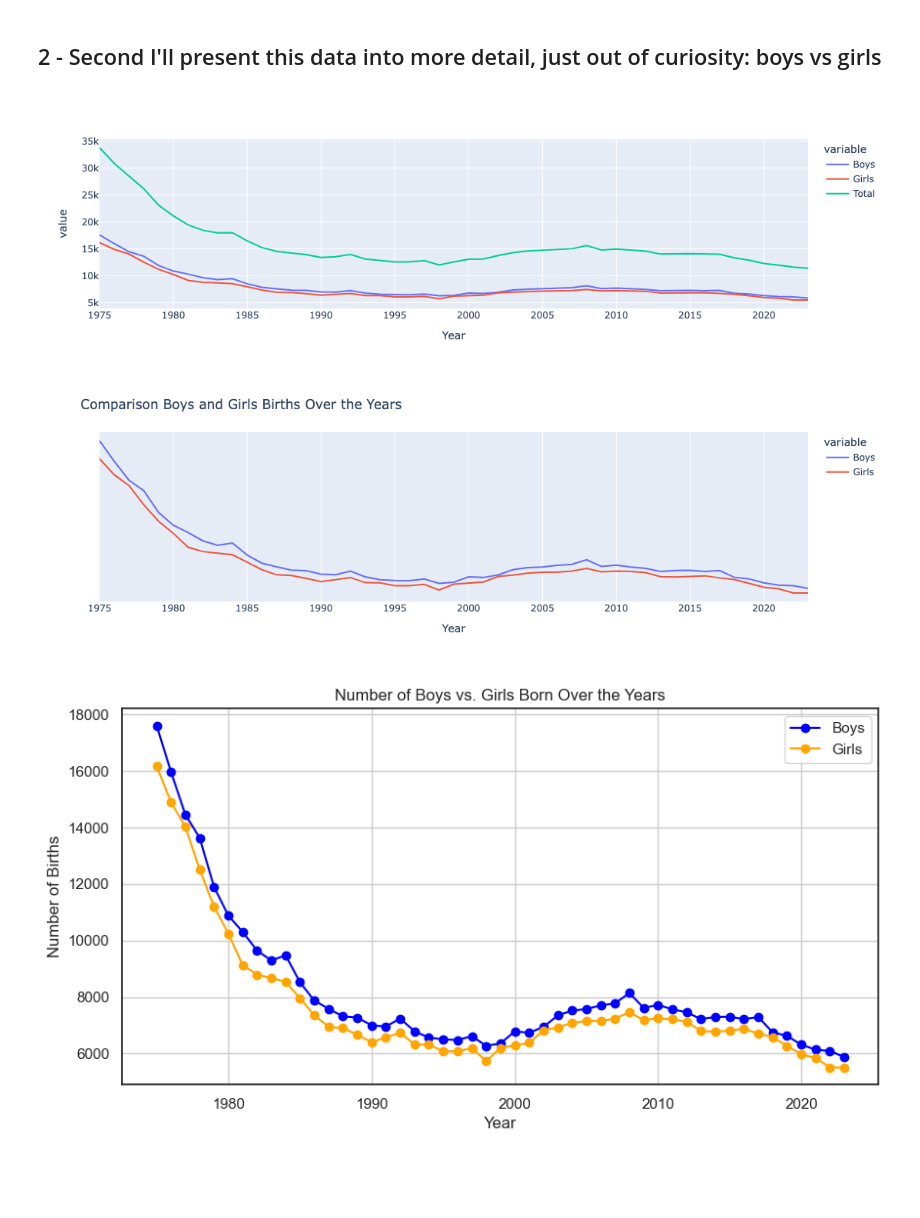
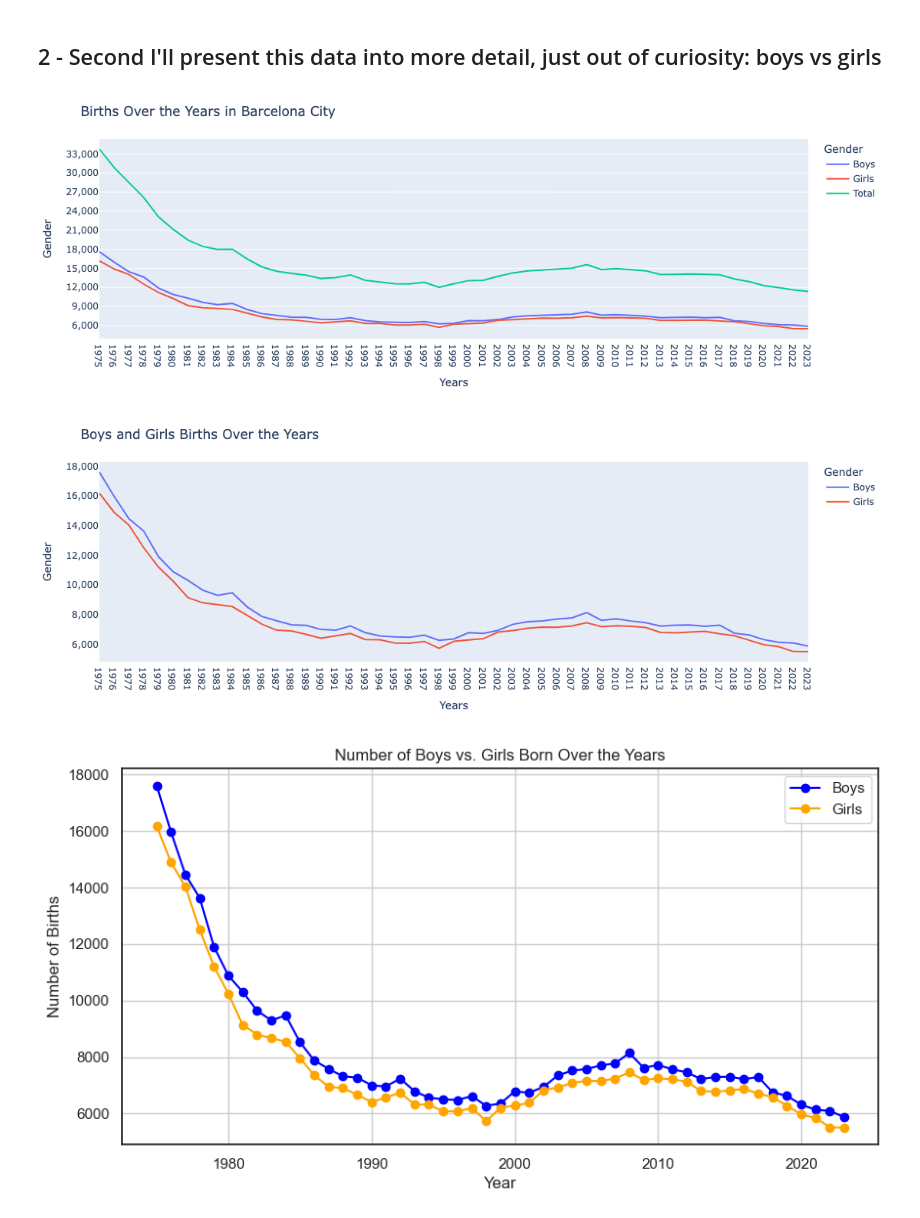
Before and after one commit to arita-pereira/BC_Final_Project, a Jupyter notebook: Final Project_draft.ipynb, the cells around one changed output. Saved outputs shown, nothing was run; the diff lists cells and outputs as text; code cells hidden in the pictures; blank space fills up the shorter version.

Commit message:
Monday changes
Today, I worked more on two plots to add more detail and to be more readable

```diff
--- a/Final Project_draft.ipynb
+++ b/Final Project_draft.ipynb
@@ -93,27 +93,71 @@ fig.show()
 # %%
 # With the total variable
 # Step 1: Create the traces of the plots
-fig = px.line(babies, x = "Year", y=["Boys", "Girls", 'Total'])
+fig = px.line(babies,
+              x = "Year",
+              y=["Boys", "Girls", 'Total']
+             )
+
+# Update the layout of the plot with a title
+fig.update_layout(title_text='Births Over the Years in Barcelona City',
+                 xaxis_title='Years',
+                 yaxis_title='Gender',
+                 legend_title='Gender',
+                width=1000,  # Set the width of the plot (increase for wider)
+                height=400   # Set the height of the plot (increase for taller)
+                 )
+
+# Ensure every year is displayed on the x-axis
+fig.update_xaxes(
+    dtick=1,  # Forces tick marks to appear every 1 year
+    tickmode="linear",
+    showgrid=False)
+
+# Make the y-axis more detailed
+fig.update_yaxes(
+    dtick=3000, # Adjusts tick marks to show every 3,000 births
+    tickformat=",",  # Adds comma formatting to large numbers
+    showgrid=True  # Optional: shows grid lines for better readability
+)
 
 # Step 2: Show the plot
 fig.show()
 # %% [output]
-[figure, old version]
+[figure, new version]
 # %%
 # Without the total variable
 # Create the traces of the plots
-fig = px.line(babies, x = "Year", y=["Boys", "Girls"])
+fig = px.line(babies,
+              x = "Year",
+              y=["Boys", "Girls"])
+
 
 # Update the layout of the plot with a title
-fig.update_layout(title_text='Comparison Boys and Girls Births Over the Years')
+fig.update_layout(title_text='Boys and Girls Births Over the Years',
+                 xaxis_title='Years',
+                 yaxis_title='Gender',
+                 legend_title='Gender',
+                width=1000,  # Set the width of the plot (increase for wider)
+                height=400   # Set the height of the plot (increase for taller)
+                 )
 
-# Hide and lock down axes
-fig.update_yaxes(visible=False, fixedrange=True)
+# Ensure every year is displayed on the x-axis
+fig.update_xaxes(
+    dtick=1,  # Forces tick marks to appear every 1 year
+    tickmode="linear",
+    showgrid=False)
+
+# Make the y-axis more detailed
+fig.update_yaxes(
+    dtick=2000, # Adjusts tick marks to show every 2,000 births
+    tickformat=",",  # Adds comma formatting to large numbers
+    showgrid=False  # Optional: shows grid lines for better readability
+)
 
 # Show the plot
 fig.show()
 # %% [output]
-[figure, old version]
+[figure, new version]
 # %%
 # Other options:
 # Line Plot (Matplotlib)
```
Also changed, not shown: parts of 10 cells of this notebook.
